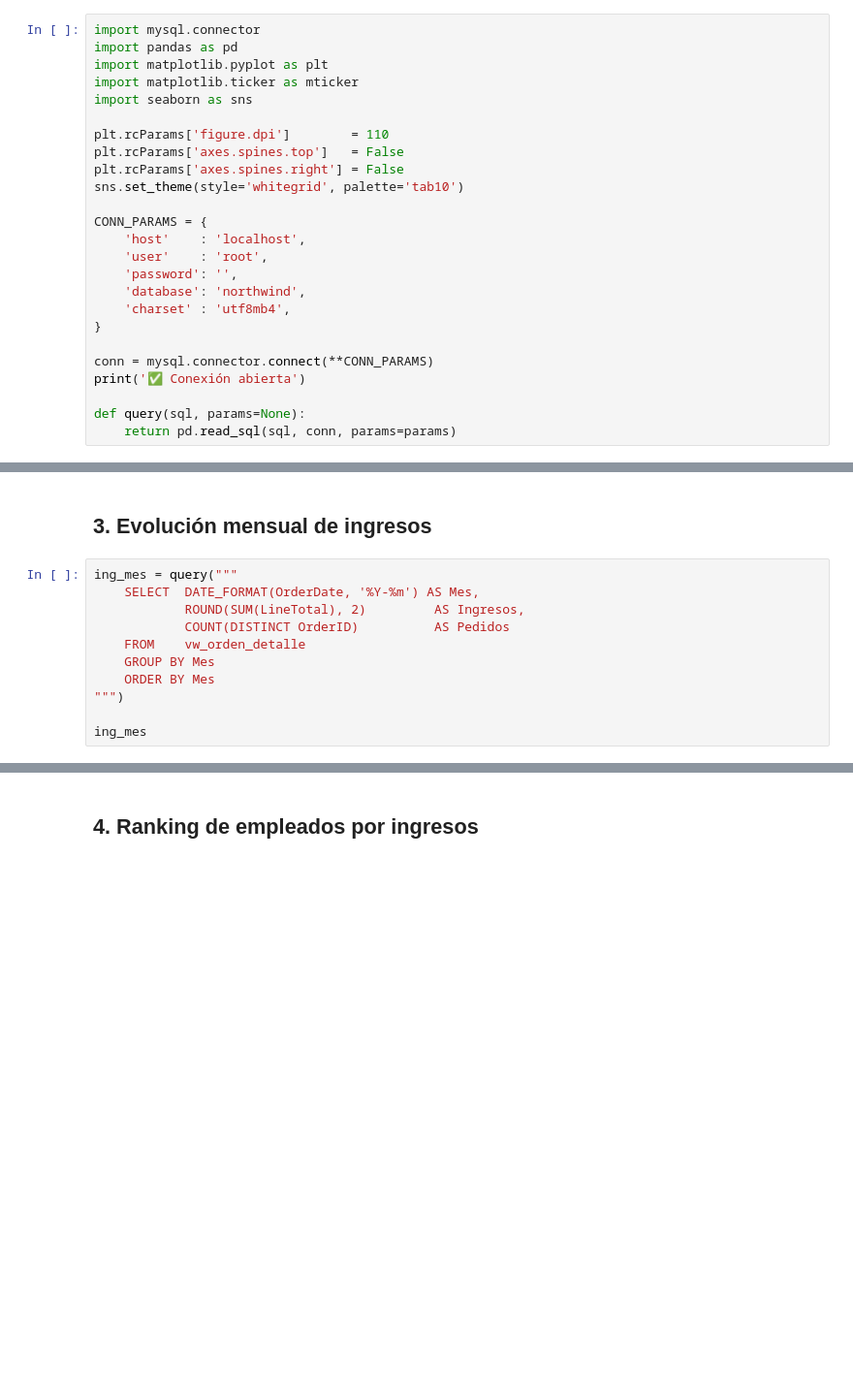
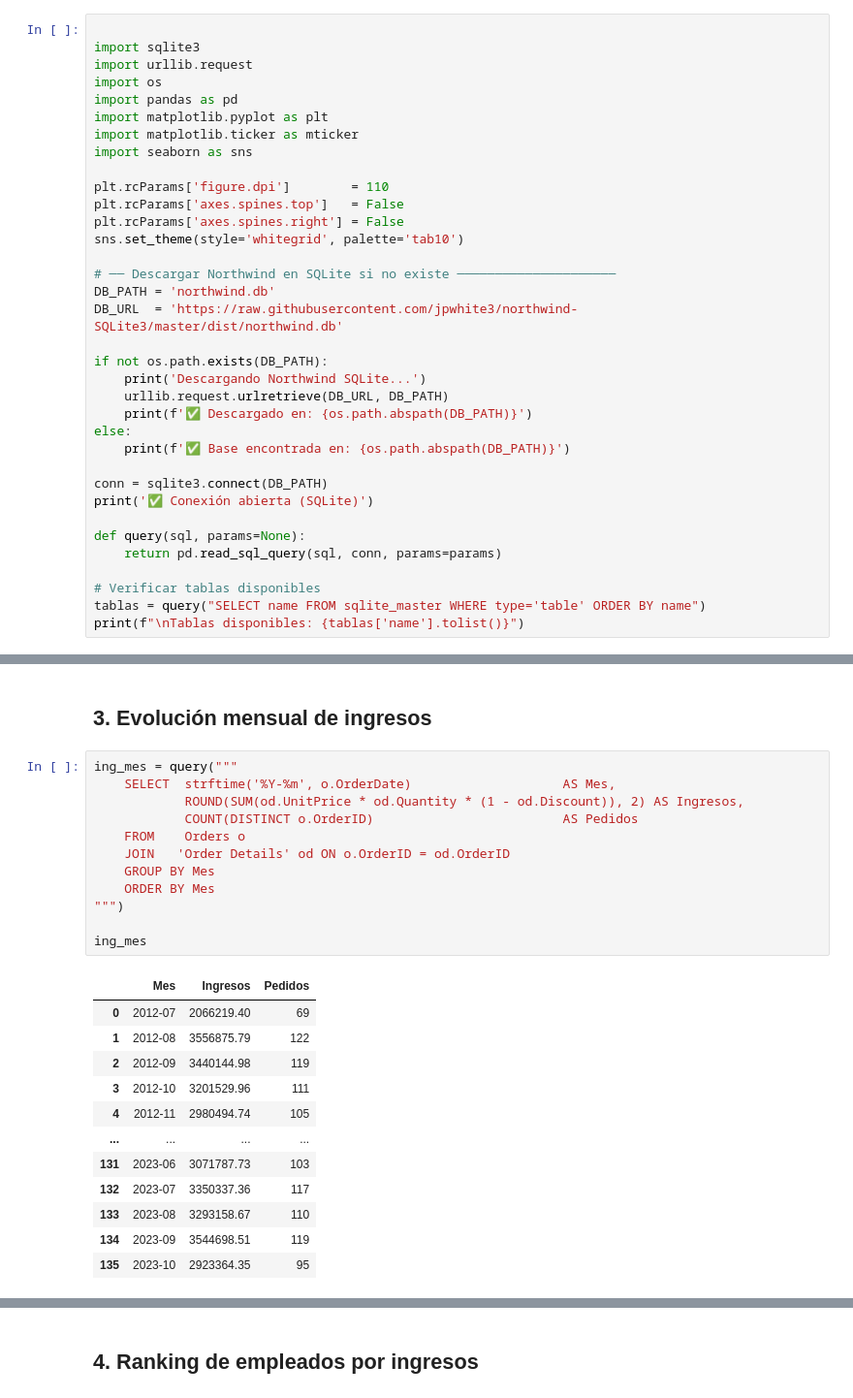
Before and after one commit to alexballera/taller-tgad-fce, a Jupyter notebook: sesiones/segundo-parcial/u2/clase15/teorica/U2-clase-15-vizualicacion-mysql_northwind.ipynb, the cells around one changed output, grey strips where cells are left out. Shown at 97% size. Saved outputs shown, nothing was run; the diff lists cells and outputs as text; blank space fills up the shorter version.

```diff
--- a/sesiones/segundo-parcial/u2/clase15/teorica/U2-clase-15-vizualicacion-mysql_northwind.ipynb
+++ b/sesiones/segundo-parcial/u2/clase15/teorica/U2-clase-15-vizualicacion-mysql_northwind.ipynb
@@ -20,5 +18,8 @@ Requirement already satisfied: mysql-connector-python in C:\Python\Python312\Lib
 # %%
-import mysql.connector
+
+import sqlite3
+import urllib.request
+import os
 import pandas as pd
 import matplotlib.pyplot as plt
 import matplotlib.ticker as mticker
@@ -29,17 +30,24 @@ plt.rcParams['axes.spines.top']   = False
 plt.rcParams['axes.spines.right'] = False
 sns.set_theme(style='whitegrid', palette='tab10')
 
-CONN_PARAMS = {
-    'host'    : 'localhost',
-    'user'    : 'root',
-    'password': '',
-    'database': 'northwind',
-    'charset' : 'utf8mb4',
-}
+# ── Descargar Northwind en SQLite si no existe ─────────────────────
+DB_PATH = 'northwind.db'
+DB_URL  = 'https://raw.githubusercontent.com/jpwhite3/northwind-SQLite3/master/dist/northwind.db'
 
-conn = mysql.connector.connect(**CONN_PARAMS)
-print('✅ Conexión abierta')
+if not os.path.exists(DB_PATH):
+    print('Descargando Northwind SQLite...')
+    urllib.request.urlretrieve(DB_URL, DB_PATH)
+    print(f'✅ Descargado en: {os.path.abspath(DB_PATH)}')
+else:
+    print(f'✅ Base encontrada en: {os.path.abspath(DB_PATH)}')
+
+conn = sqlite3.connect(DB_PATH)
+print('✅ Conexión abierta (SQLite)')
 
 def query(sql, params=None):
-    return pd.read_sql(sql, conn, params=params)
+    return pd.read_sql_query(sql, conn, params=params)
+
+# Verificar tablas disponibles
+tablas = query("SELECT name FROM sqlite_master WHERE type='table' ORDER BY name")
+print(f"\nTablas disponibles: {tablas['name'].tolist()}")
 # %% [output]
@@ -111,12 +148,26 @@ plt.show()
 ## 3. Evolución mensual de ingresos
 # %%
 ing_mes = query("""
-    SELECT  DATE_FORMAT(OrderDate, '%Y-%m') AS Mes,
-            ROUND(SUM(LineTotal), 2)         AS Ingresos,
-            COUNT(DISTINCT OrderID)          AS Pedidos
-    FROM    vw_orden_detalle
+    SELECT  strftime('%Y-%m', o.OrderDate)                    AS Mes,
+            ROUND(SUM(od.UnitPrice * od.Quantity * (1 - od.Discount)), 2) AS Ingresos,
+            COUNT(DISTINCT o.OrderID)                         AS Pedidos
+    FROM    Orders o
+    JOIN   'Order Details' od ON o.OrderID = od.OrderID
     GROUP BY Mes
     ORDER BY Mes
 """)
 
 ing_mes
+# %% [output]
+|  | Mes | Ingresos | Pedidos |
+| 0 | 2012-07 | 2066219.40 | 69 |
+| 1 | 2012-08 | 3556875.79 | 122 |
+| 2 | 2012-09 | 3440144.98 | 119 |
+| 3 | 2012-10 | 3201529.96 | 111 |
+| 4 | 2012-11 | 2980494.74 | 105 |
+| ... | ... | ... | ... |
+| 131 | 2023-06 | 3071787.73 | 103 |
+| 132 | 2023-07 | 3350337.36 | 117 |
+| 133 | 2023-08 | 3293158.67 | 110 |
+| 134 | 2023-09 | 3544698.51 | 119 |
+| 135 | 2023-10 | 2923364.35 | 95 |
```
Also changed, not shown: parts of 23 cells of this notebook, 1 other file.
